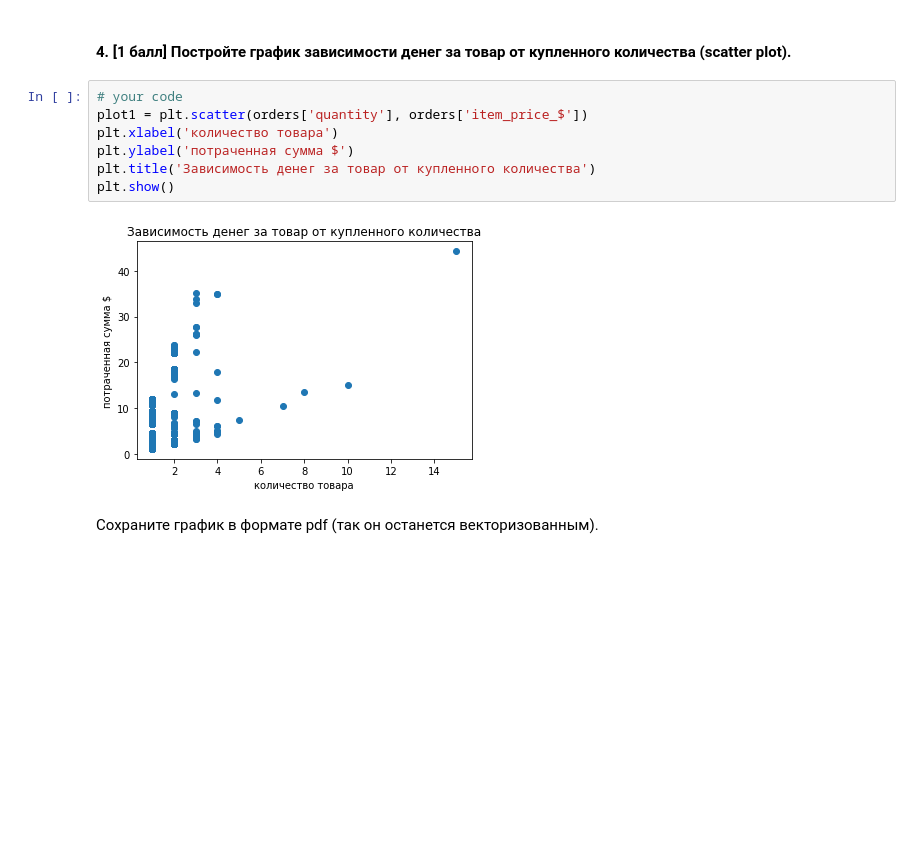
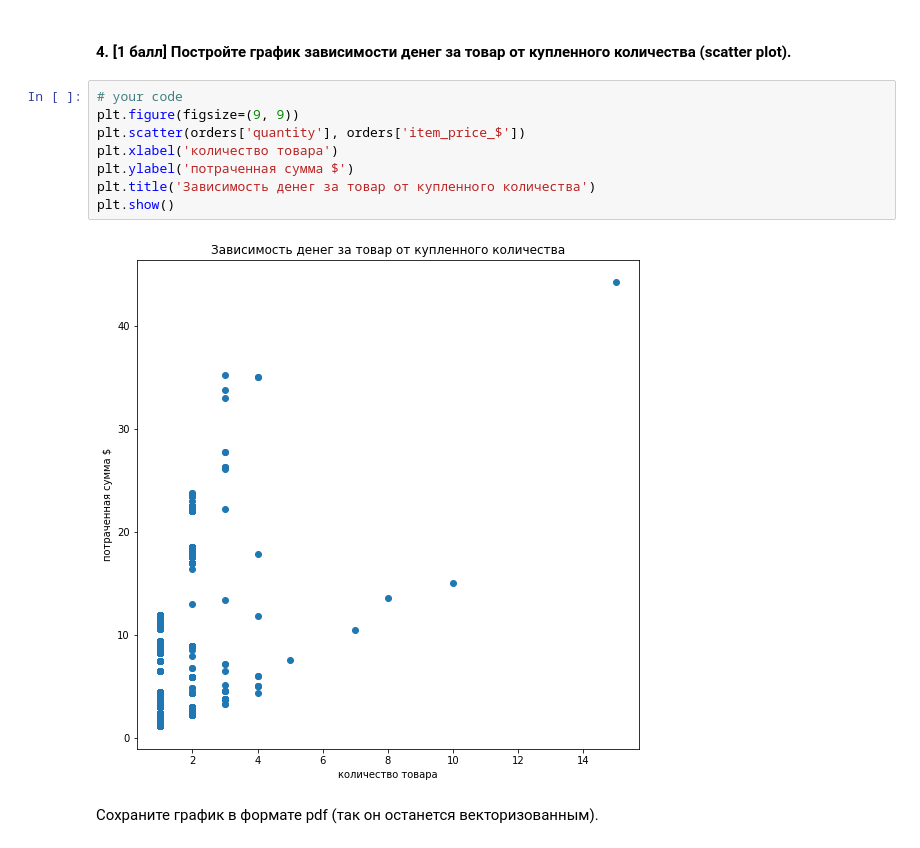
Before and after one commit to hse-mlearn/ha-01-KostyaEsyutin, a Jupyter notebook: hw1.ipynb, the cells around one changed output. Saved outputs shown, nothing was run; the diff lists cells and outputs as text; blank space fills up the shorter version.

```diff
--- a/hw1.ipynb
+++ b/hw1.ipynb
@@ -378,13 +400,14 @@ plt.show()
 #### 4. [1 балл] Постройте график зависимости денег за товар от купленного количества (scatter plot).
 # %%
 # your code
-plot1 = plt.scatter(orders['quantity'], orders['item_price_$'])
+plt.figure(figsize=(9, 9))
+plt.scatter(orders['quantity'], orders['item_price_$'])
 plt.xlabel('количество товара')
 plt.ylabel('потраченная сумма $')
 plt.title('Зависимость денег за товар от купленного количества')
 plt.show()
 # %% [output]
-[figure, old version]
+[figure, new version]
 # %% [markdown]
 Сохраните график в формате pdf (так он останется векторизованным).
 # %%
```
Also changed, not shown: parts of 4 cells of this notebook.
